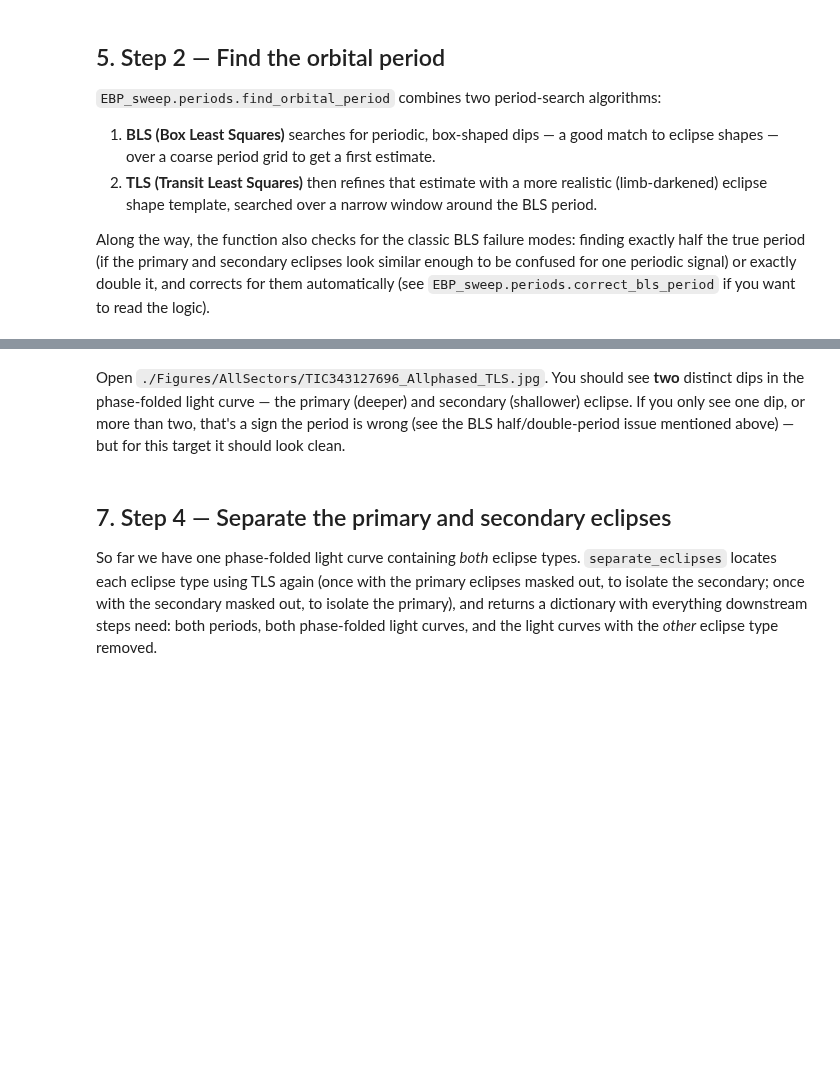
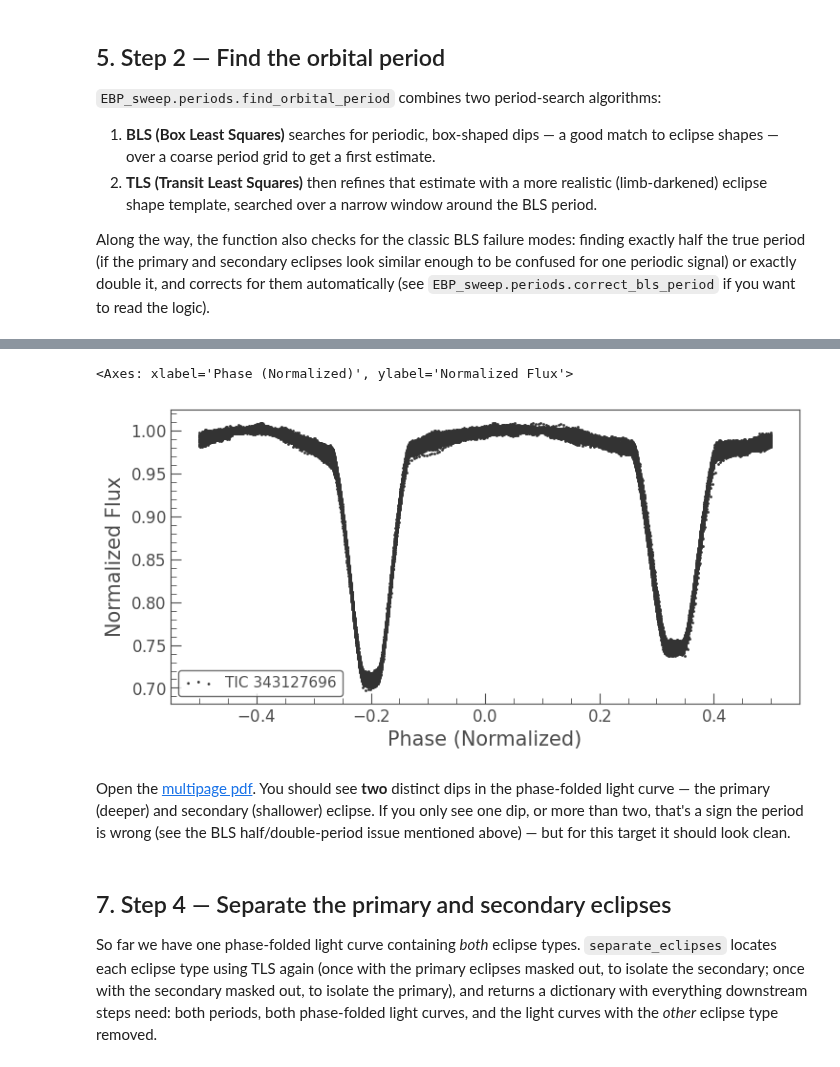
Before and after one commit to tundeakins/EBP_sweep, a Jupyter notebook: notebooks/tutorial_TIC343127696.ipynb, the cells around one changed output, grey strips where cells are left out. Cells and saved outputs as stored; diff of their text form; code cells hidden in the pictures; blank space fills up the shorter version.

```diff
--- a/notebooks/tutorial_TIC343127696.ipynb
+++ b/notebooks/tutorial_TIC343127696.ipynb
@@ -230,5 +251,10 @@ print(f"\nFlattened light curve: {len(flat_lc)} points; reference time t0 = {t0:
+# %%
+phased.scatter()
+# %% [output]
+<Axes: xlabel='Phase (Normalized)', ylabel='Normalized Flux'>
+[figure, added]
 # %% [markdown]
-Open `./Figures/AllSectors/TIC343127696_Allphased_TLS.jpg`. You should see **two** distinct
+Open the [multipage pdf](./Figures/AllSectors/TIC343127696_All_Sectors_multipage.pdf). You should see **two** distinct
 dips in the phase-folded light curve — the primary (deeper) and secondary (shallower) eclipse.
 If you only see one dip, or more than two, that's a sign the period is wrong (see the BLS
 half/double-period issue mentioned above) — but for this target it should look clean.
```
Also changed, not shown: parts of 43 cells of this notebook, 16 other files.
